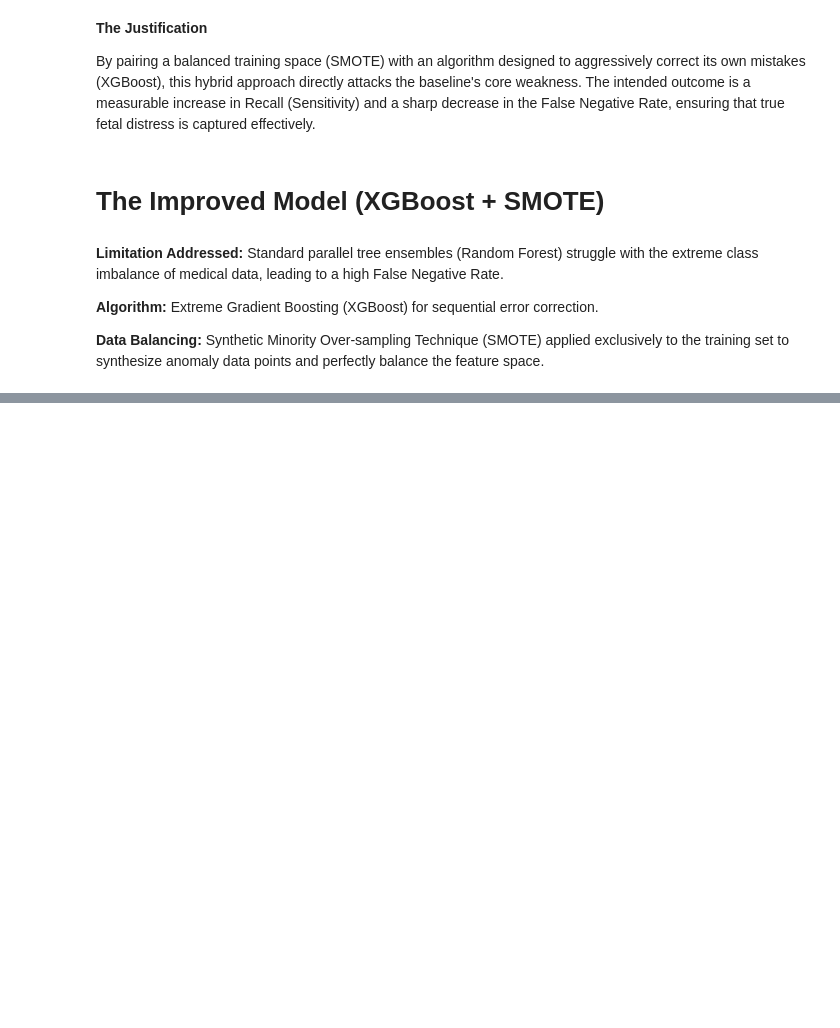
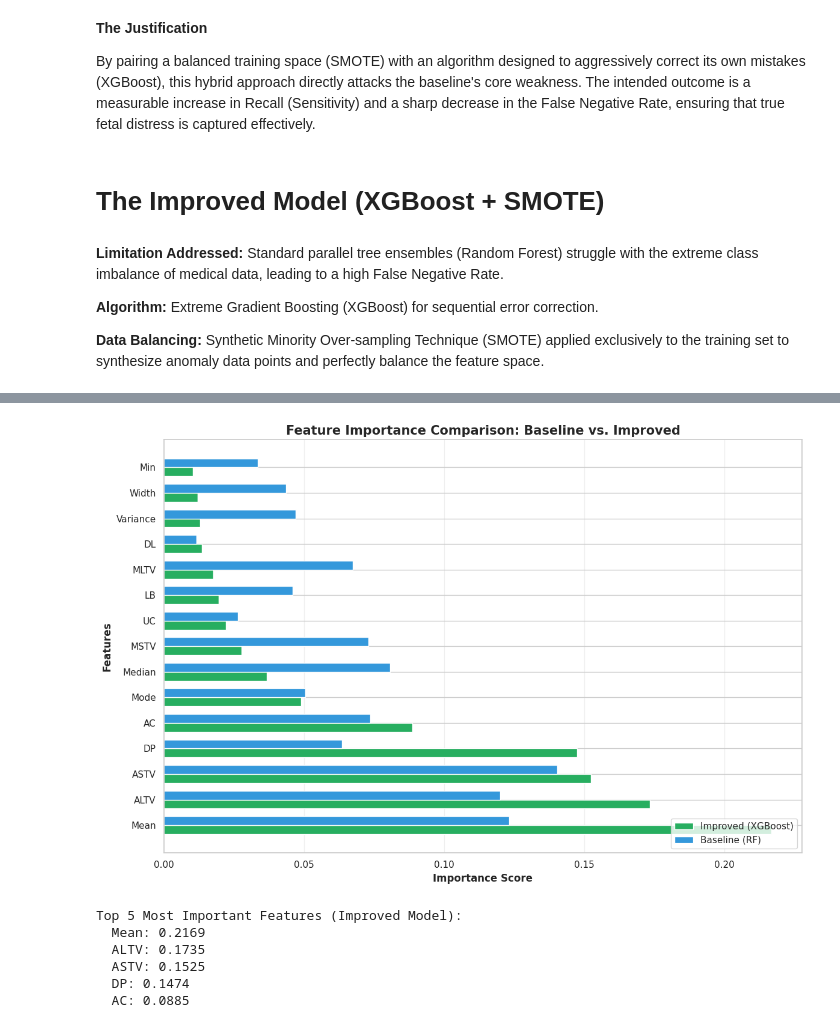
Before and after one commit to YadurajSiddarth/Fetal-monitoring-ctg-, a Jupyter notebook: Fetus_Monitoring_(CTG).ipynb, the cells around one changed output, grey strips where cells are left out. Cells and saved outputs as stored; diff of their text form; code cells hidden in the pictures; blank space fills up the shorter version.

```diff
--- a/Fetus_Monitoring_(CTG).ipynb
+++ b/Fetus_Monitoring_(CTG).ipynb
@@ -526,0 +411,46 @@ plt.show()
+# %%
+# Cell 13: Feature Importance Analysis
+# Get the names of the selected features
+feature_names = X.columns[selector.get_support()]
+
+# Get feature importances from XGBoost
+xgb_importances = xgb_model.feature_importances_
+rf_importances = rf_model.feature_importances_
+
+# Create a DataFrame
+importance_df = pd.DataFrame({
+    'Feature': feature_names,
+    'XGBoost Importance': xgb_importances,
+    'Random Forest Importance': rf_importances
+}).sort_values('XGBoost Importance', ascending=False)
+
+# Plot top 15 features
+fig, ax = plt.subplots(figsize=(12, 8))
+x = np.arange(len(importance_df))
+width = 0.35
+
+rects1 = ax.barh(x - width/2, importance_df['XGBoost Importance'], width, label='Improved (XGBoost)', color='#27ae60')
+rects2 = ax.barh(x + width/2, importance_df['Random Forest Importance'], width, label='Baseline (RF)', color='#3498db')
+
+ax.set_ylabel('Features', fontsize=12, fontweight='bold')
+ax.set_xlabel('Importance Score', fontsize=12, fontweight='bold')
+ax.set_title('Feature Importance Comparison: Baseline vs. Improved', fontsize=15, fontweight='bold')
+ax.set_yticks(x)
+ax.set_yticklabels(importance_df['Feature'], fontsize=11)
+ax.legend(loc='lower right', fontsize=11)
+ax.grid(axis='x', alpha=0.3)
+plt.tight_layout()
+plt.show()
+
+# Print the top 5 features
+print("\nTop 5 Most Important Features (Improved Model):")
+for i, row in importance_df.head(5).iterrows():
+    print(f"  {row['Feature']}: {row['XGBoost Importance']:.4f}")
+# %% [output]
+[figure, added]
+Top 5 Most Important Features (Improved Model):
+  Mean: 0.2169
+  ALTV: 0.1735
+  ASTV: 0.1525
+  DP: 0.1474
+  AC: 0.0885
```
Also changed, not shown: parts of 21 cells of this notebook.
